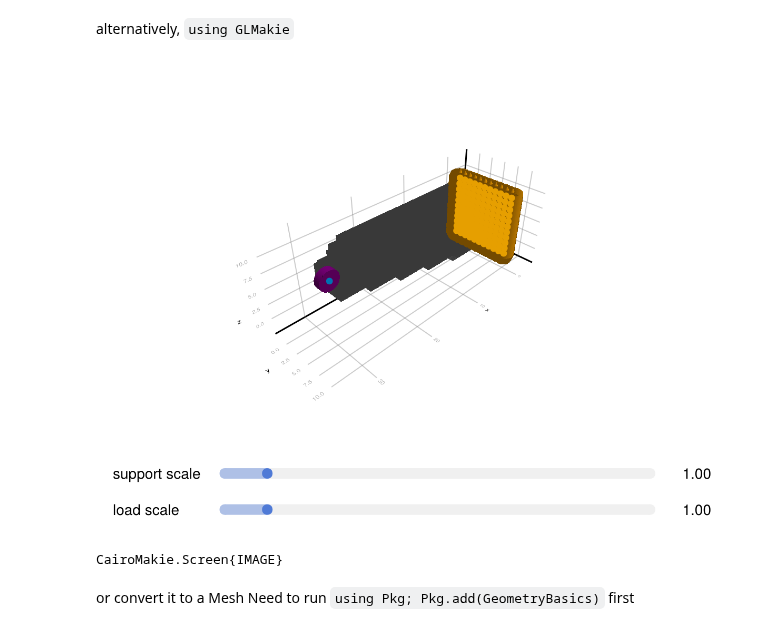
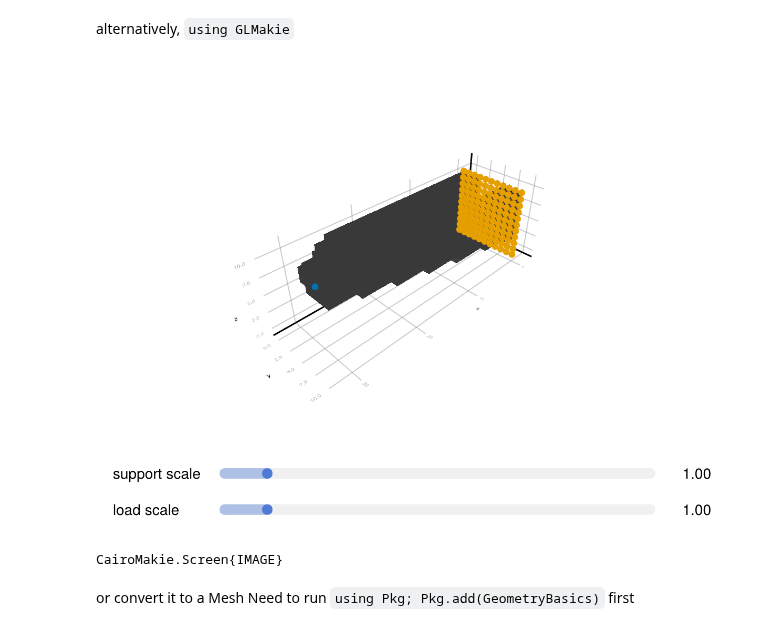
Before and after one commit to JuliaTopOpt/TopOpt.jl, a Jupyter notebook: dev/examples/simp.ipynb, the cells around one changed output. Saved outputs shown, nothing was run; the diff lists cells and outputs as text; code cells hidden in the pictures.

```diff
--- a/dev/examples/simp.ipynb
+++ b/dev/examples/simp.ipynb
@@ -88,15 +88,14 @@ alternatively, `using GLMakie`
 # %%
 fig = visualize(
     problem;
     topology=r.minimizer,
     default_exagg_scale=0.07,
     scale_range=10.0,
-    vector_linewidth=3,
     vector_arrowsize=0.5,
 )
 Makie.display(fig)
 # %% [output]
-[figure, old version]
+[figure, new version]
 CairoMakie.Screen{IMAGE}
 # %% [markdown]
 or convert it to a Mesh
```
Also changed, not shown: parts of 4 cells of this notebook, 40 other files.
